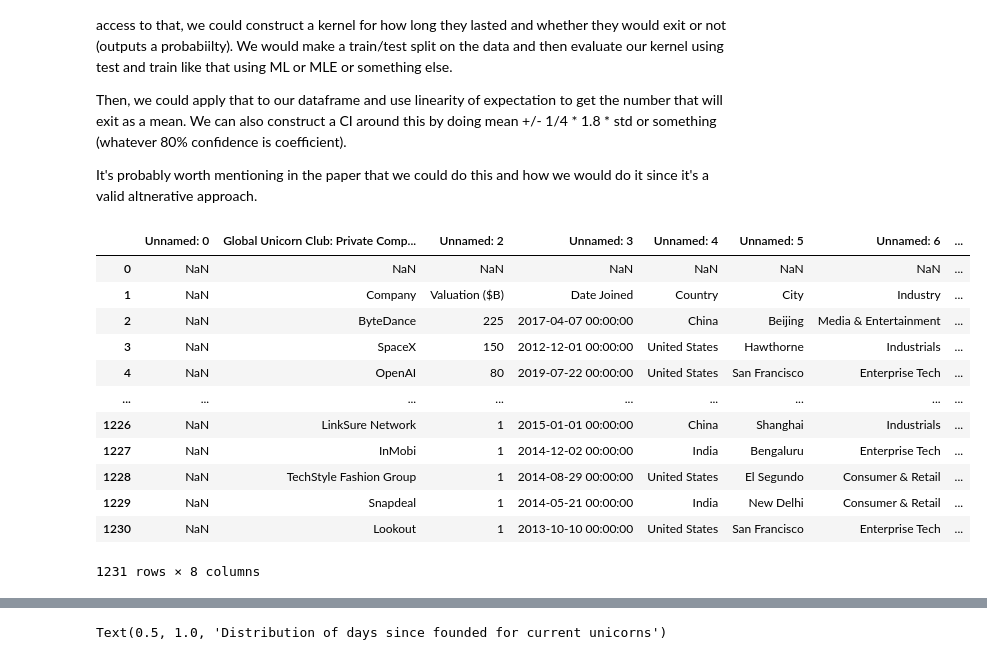
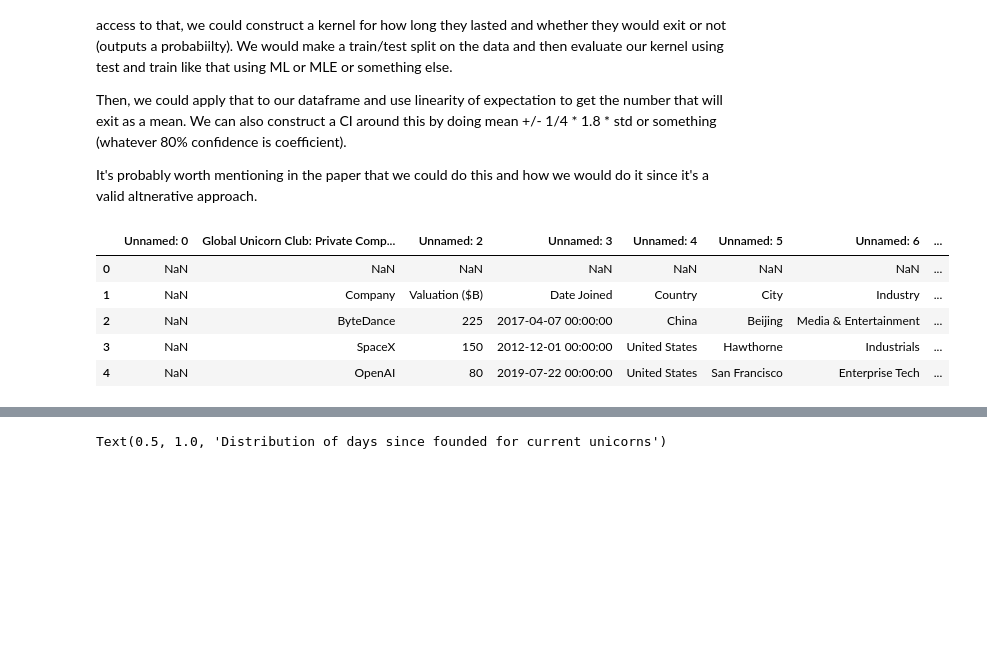
Before and after one commit to vktennis/STAT-165-Project, a Jupyter notebook: final project.ipynb, the cells around one changed output, grey strips where cells are left out. Drawn from its saved outputs; the diff is of its cells as text; code cells hidden in the pictures; blank space fills up the shorter version.

```diff
--- a/final project.ipynb
+++ b/final project.ipynb
@@ -266,21 +266,14 @@ Then, we could apply that to our dataframe and use linearity of expectation to g
 It's probably worth mentioning in the paper that we could do this and how we would do it since it's a valid altnerative approach.
 # %%
 current_df = pd.read_excel('CB-Insights_Global-Unicorn-Club_2024.xlsx')
-current_df
+current_df.head(5)
 # %% [output]
 |  | Unnamed: 0 | Global Unicorn Club: Private Comp... | Unnamed: 2 | Unnamed: 3 | Unnamed: 4 | Unnamed: 5 | Unnamed: 6 | ... |
 | 0 | NaN | NaN | NaN | NaN | NaN | NaN | NaN | ... |
 | 1 | NaN | Company | Valuation ($B) | Date Joined | Country | City | Industry | ... |
 | 2 | NaN | ByteDance | 225 | 2017-04-07 00:00:00 | China | Beijing | Media & Entertainment | ... |
 | 3 | NaN | SpaceX | 150 | 2012-12-01 00:00:00 | United States | Hawthorne | Industrials | ... |
 | 4 | NaN | OpenAI | 80 | 2019-07-22 00:00:00 | United States | San Francisco | Enterprise Tech | ... |
-| ... | ... | ... | ... | ... | ... | ... | ... | ... |
-| 1226 | NaN | LinkSure Network | 1 | 2015-01-01 00:00:00 | China | Shanghai | Industrials | ... |
-| 1227 | NaN | InMobi | 1 | 2014-12-02 00:00:00 | India | Bengaluru | Enterprise Tech | ... |
-| 1228 | NaN | TechStyle Fashion Group | 1 | 2014-08-29 00:00:00 | United States | El Segundo | Consumer & Retail | ... |
-| 1229 | NaN | Snapdeal | 1 | 2014-05-21 00:00:00 | India | New Delhi | Consumer & Retail | ... |
-| 1230 | NaN | Lookout | 1 | 2013-10-10 00:00:00 | United States | San Francisco | Enterprise Tech | ... |
-1231 rows × 8 columns
 # %%
 # TODO see how we can use an ML model to do this
 # %%
```
Also changed, not shown: parts of 1 cell of this notebook.
